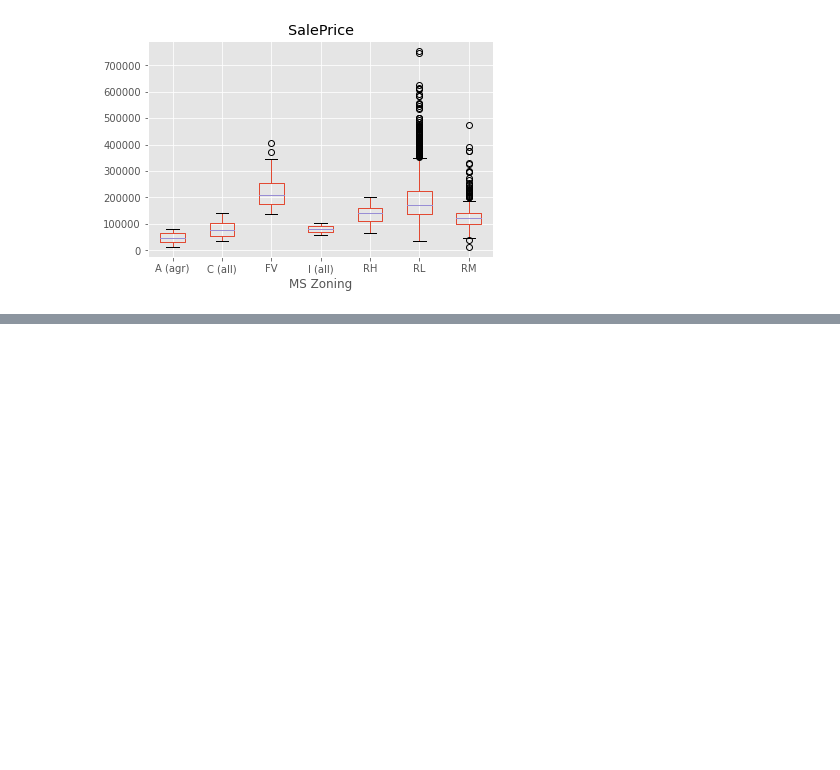
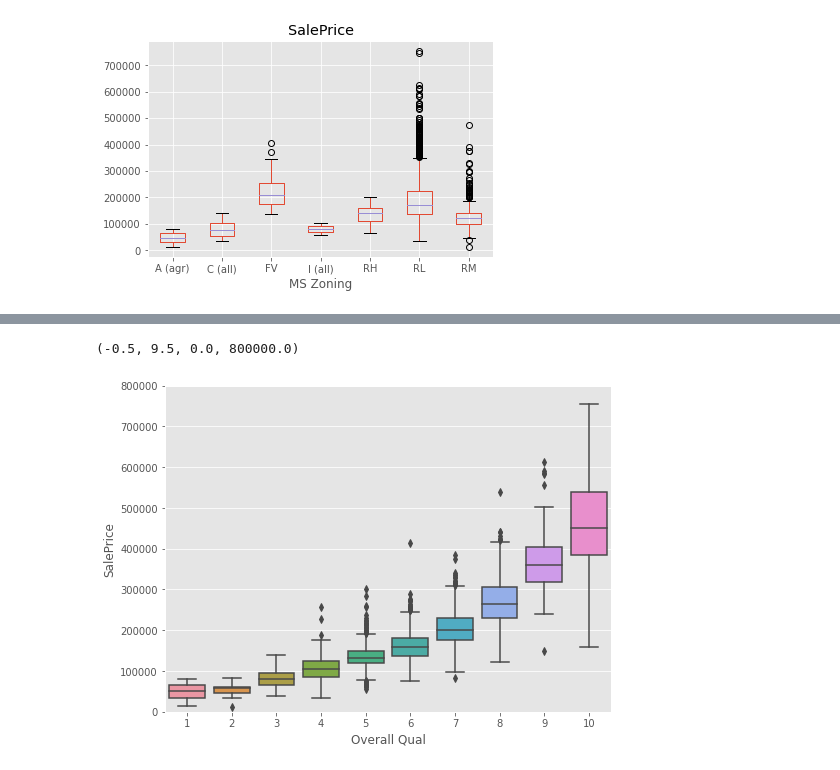
Before and after one commit to katrin2202/ML-in-forecasting-tasks, a Jupyter notebook: доклад8_12.ipynb, the cells around one changed output, grey strips where cells are left out. Cells and saved outputs as stored; diff of their text form; code cells hidden in the pictures; blank space fills up the shorter version.

```diff
--- a/доклад8_12.ipynb
+++ b/доклад8_12.ipynb
@@ -148,0 +150,11 @@ import seaborn as sns
+# %%
+#@title Как влияет состояние дома на его стоимость?
+import seaborn as sns
+
+var = 'Overall Qual'
+f, ax = plt.subplots(figsize = (8, 6))
+fig = sns.boxplot(x = AH[var], y = AH['SalePrice'])
+fig.axis(ymin=0, ymax = 800000)
+# %% [output]
+(-0.5, 9.5, 0.0, 800000.0)
+[figure, added]
```
Also changed, not shown: parts of 17 cells of this notebook.
